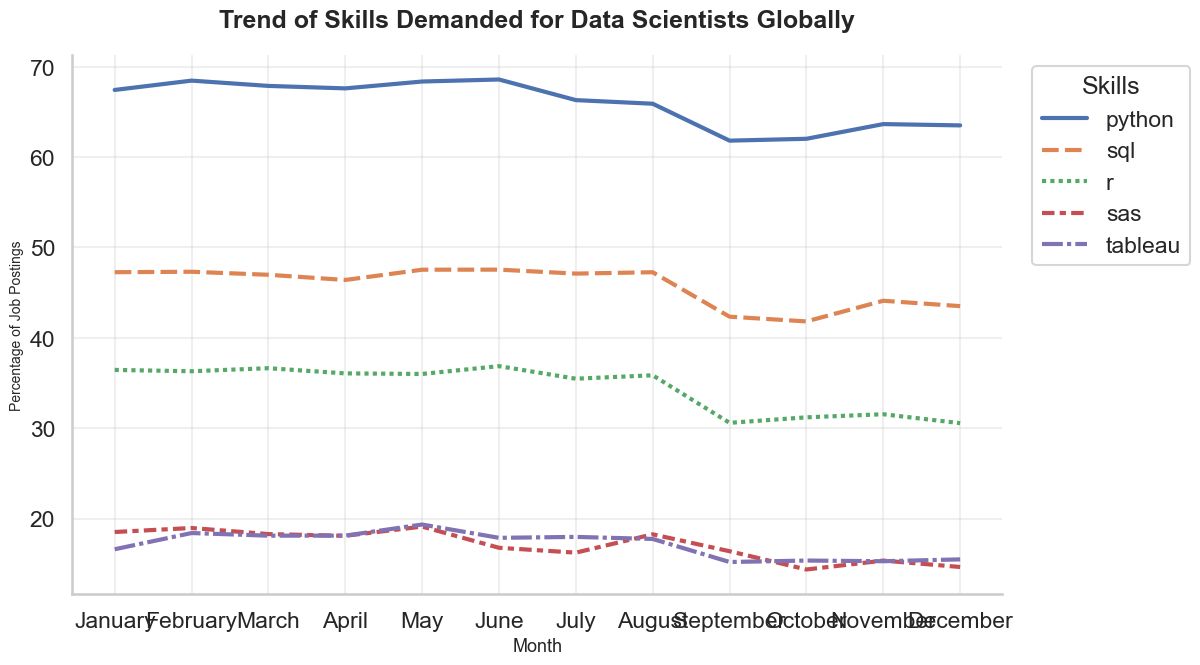
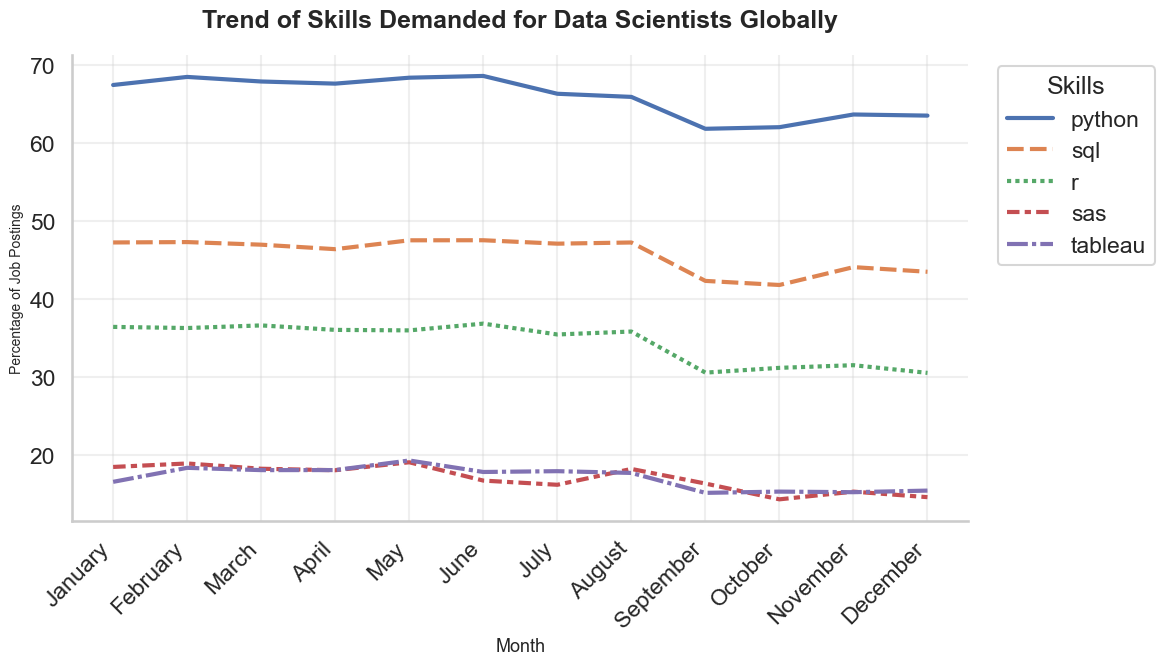
The notebook cell's code change between the first figure and the second:
--- before
+++ after
@@ -1,3 +1,2 @@
-
 # Select top 5 skills
 df_plot = df_pivot.iloc[:, :5]
@@ -15,6 +14,5 @@
 sns.lineplot(
     data=df_plot,
-    linewidth=3,
-  
+    linewidth=3
 )
 
@@ -30,4 +28,7 @@
 plt.ylabel("Percentage of Job Postings", fontsize=10)
 
+# Rotate month labels
+plt.xticks(rotation=45, ha='right')
+
 plt.legend(
     title="Skills",
@@ -37,11 +38,8 @@
 )
 
-plt.grid(
-    alpha=0.3,
-  
-)
+plt.grid(alpha=0.3)
 
 sns.despine()
 
-
+plt.tight_layout()
 plt.show()

Commit: Refactor code structure for improved readability and maintainability